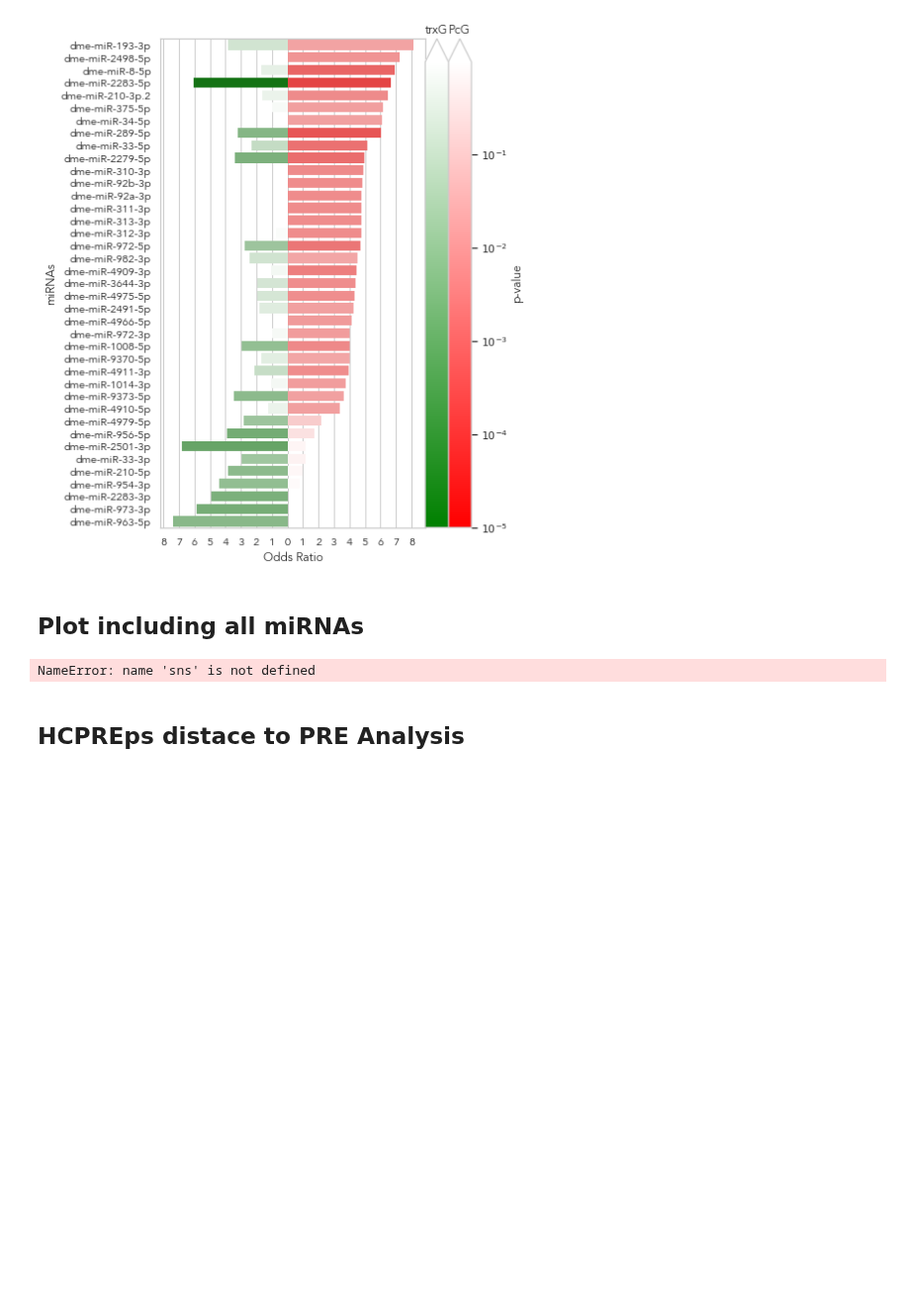
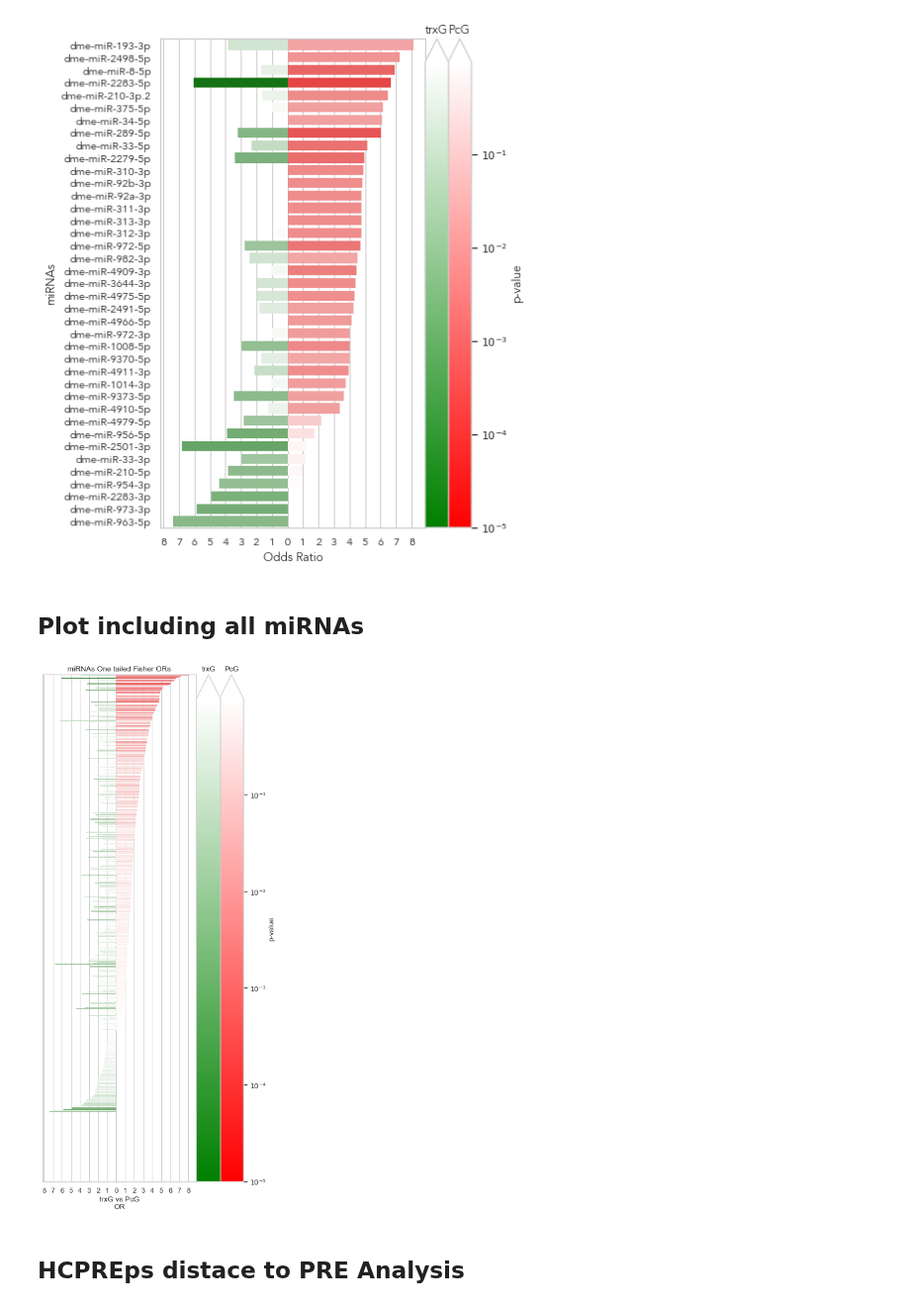
Before and after one commit to j-solor/Drosophila-miRNA-PcG-circuits, a Jupyter notebook: Analysis/Analysis.ipynb, the cells around one changed output. Shown at 99% size. Saved outputs shown, nothing was run; the diff lists cells and outputs as text; code cells hidden in the pictures; blank space fills up the shorter version.

Commit message:
implement Fig2 colored heatmap

```diff
--- a/Analysis/Analysis.ipynb
+++ b/Analysis/Analysis.ipynb
@@ -422,35 +431,35 @@ sns.barplot(x="OR_trxG",
 
 # Add colorbars
 ## prepare colors
 norm = plt.Normalize(pval_interval[0], pval_interval[1])
 PcGcb = plt.cm.ScalarMappable(cmap=PcGcmp.reversed(), norm=norm)
 PcGcb.set_array([])
 
 trxGcb = plt.cm.ScalarMappable(cmap=trxGcmp.reversed(), norm=norm)
 trxGcb.set_array([])
 
 ## plot
-cbar_PcG = ax.figure.colorbar(PcGcb,ticks = [-1, -2, -3, -4, -5], pad = -0.07, label = "p-value", extend = "max") #pad controls barplot closeness
+cbar_PcG = ax.figure.colorbar(PcGcb,ticks = [-1, -2, -3, -4, -5], pad = -0.02, label = "p-value", extend = "max") #pad controls barplot closeness
 cbar_trxG = ax.figure.colorbar(trxGcb, ticks = [-1, -2, -3, -4, -5], pad = 0, extend = "max" )
 
 ## format
 tick_text = list("$10^{%i}$" %(x) for x in cbar_PcG.get_ticks())
 cbar_PcG.set_ticklabels(tick_text)
 cbar_trxG.set_ticks([])
 cbar_PcG.ax.set_title("PcG")
 cbar_trxG.ax.set_title("trxG")
 
 # Aesthetics
 ax.set_xticks(range(-8,9)) # <--- set the ticks first
 ax.set_xticklabels([abs(ele) for ele in range(-8,9)])
 ax.axes.get_yaxis().set_visible(False)
 plt.xlabel("trxG vs PcG\nOR")
 
 ## Add a legend and informative axis label
 plt.title("miRNAs One tailed Fisher ORs")
 plt.show()
 # %% [output]
-NameError: name 'sns' is not defined
+[figure, added]
 # %% [markdown]
 ## HCPREps distace to PRE Analysis
 # %% [markdown]
```
Also changed, not shown: parts of 12 cells of this notebook.
